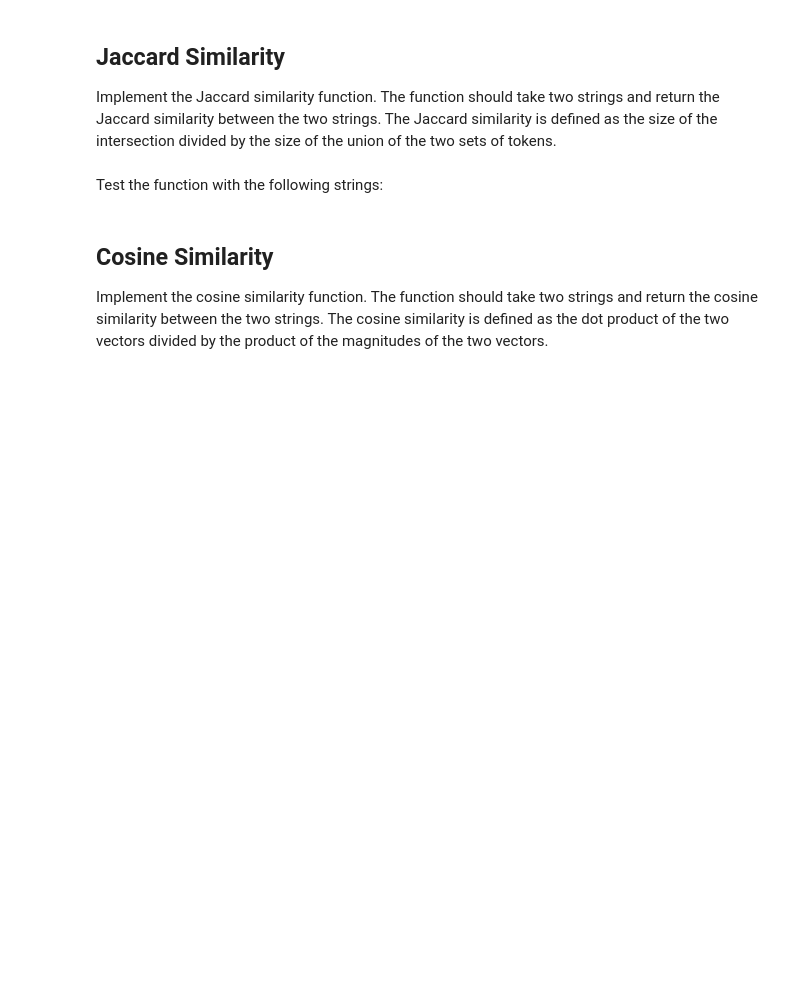
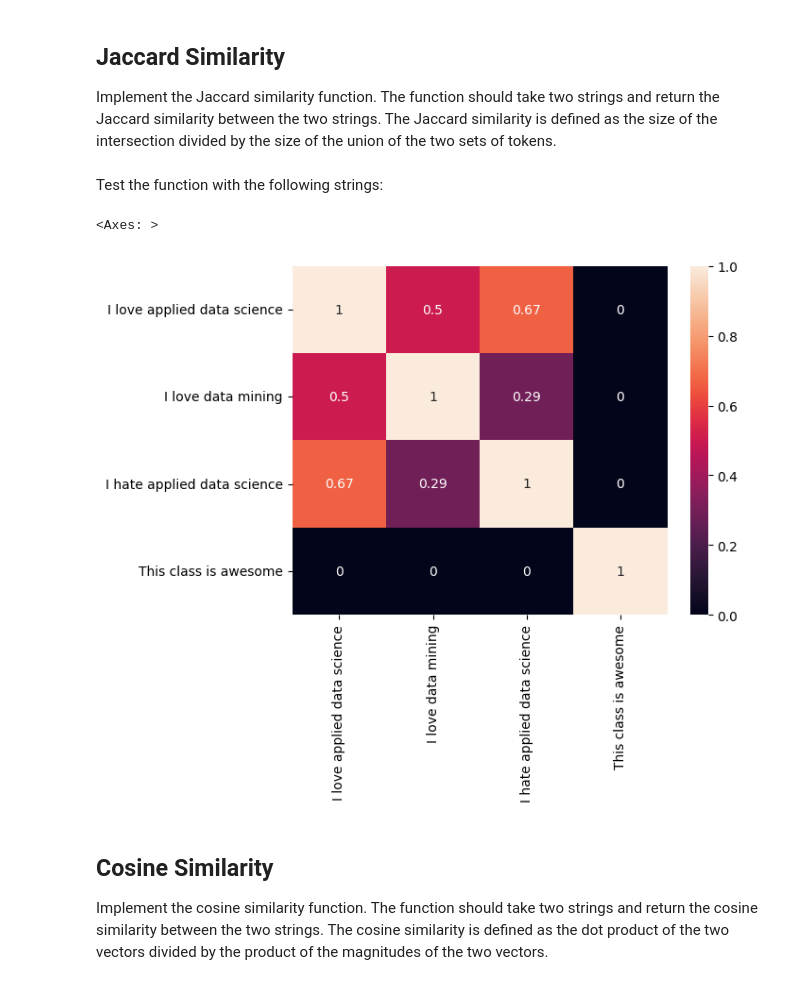
Before and after one commit to LCDA-UCP/tac-hands-on, a Jupyter notebook: exercises/session04/text_similarity.ipynb, the cells around one changed output. Drawn from its saved outputs; the diff is of its cells as text; code cells hidden in the pictures; blank space fills up the shorter version.

```diff
--- a/exercises/session04/text_similarity.ipynb
+++ b/exercises/session04/text_similarity.ipynb
@@ -23,7 +23,11 @@ def jaccard_similarity(str1: str, str2: str) -> float:
     """
     # add code here
     # ...
-    return ...
+    unique_words1 = set(str1.lower().split())
+    unique_words2 = set(str2.lower().split())
+    unique_words = unique_words1.intersection(unique_words2)
+    all_words = unique_words1.union(unique_words2)
+    return len(unique_words)/len(all_words)
 # %% [markdown]
 Test the function with the following strings:
 # %%
@@ -34,11 +38,32 @@ str4 = "This class is awesome"
 # %%
 import seaborn as sns
 import pandas as pd
 import numpy as np
 
-# heat map of jaccard similarities
-# add code here
-# ...
+similarities = np.array([[jaccard_similarity(str1,str1),
+                jaccard_similarity(str1,str2),
+                jaccard_similarity(str1,str3),
+                jaccard_similarity(str1,str4)],
+                [jaccard_similarity(str2,str1),
+                jaccard_similarity(str2,str2),
+                jaccard_similarity(str2,str3),
+                jaccard_similarity(str2,str4)],
+                [jaccard_similarity(str3,str1),
+                jaccard_similarity(str3,str2),
+                jaccard_similarity(str3,str3),
+                jaccard_similarity(str3,str4)],
+                [jaccard_similarity(str4,str1),
+                jaccard_similarity(str4,str2),
+                jaccard_similarity(str4,str3),
+                jaccard_similarity(str4,str4)]])
+
+df = pd.DataFrame(similarities, columns= [str1, str2, str3, str4],index=[str1, str2, str3, str4])
+df
+
+sns.heatmap(df, annot=True)
+# %% [output]
+<Axes: >
+[figure, added]
 # %% [markdown]
 ## Cosine Similarity
 
```
Also changed, not shown: parts of 3 cells of this notebook, 10 other files.
